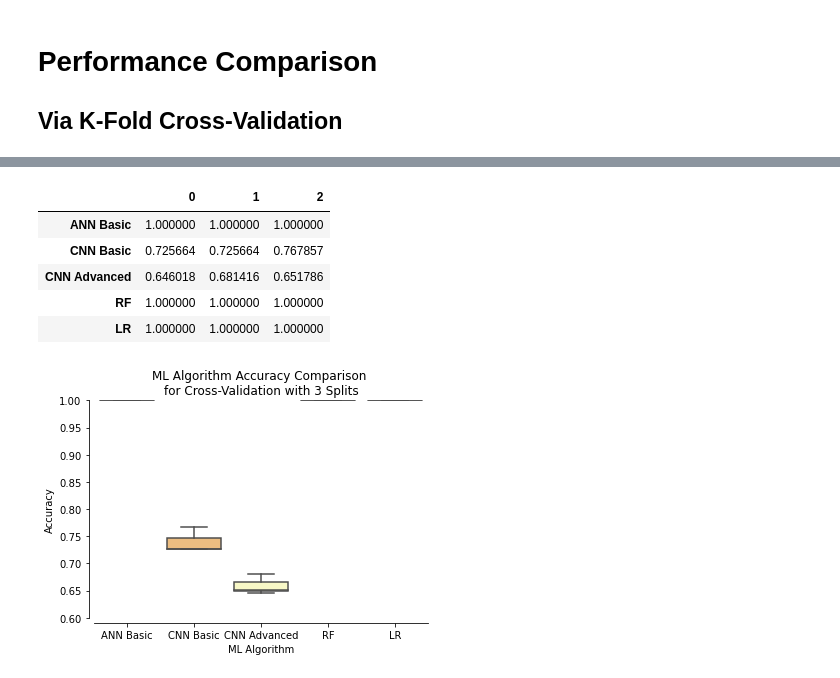
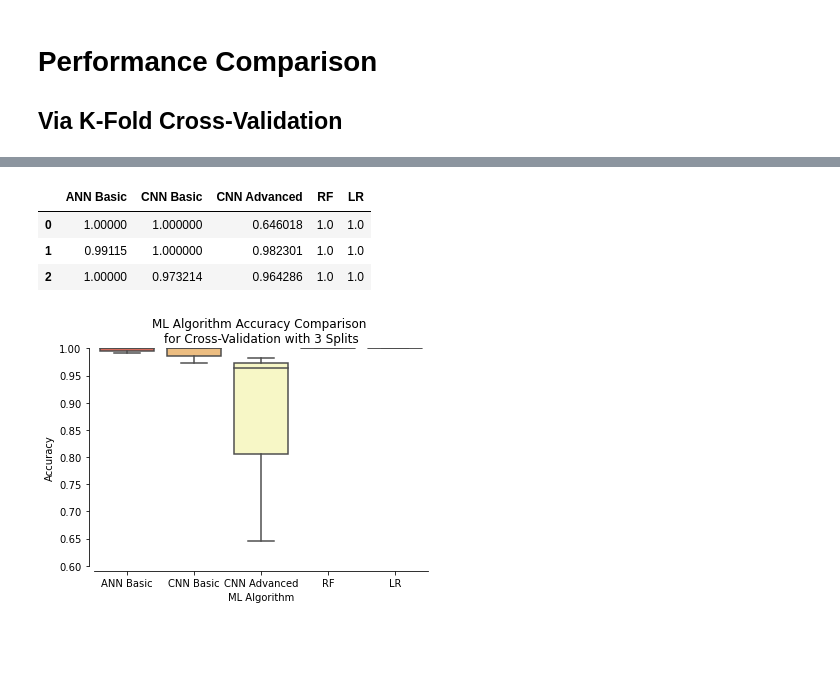
Before and after one commit to musahabib/WorkerFatigue_EEG_ML, a Jupyter notebook: Notebook.ipynb, the cells around one changed output, grey strips where cells are left out. Saved outputs shown, nothing was run; the diff lists cells and outputs as text; code cells hidden in the pictures; blank space fills up the shorter version.

```diff
--- a/Notebook.ipynb
+++ b/Notebook.ipynb
@@ -524,6 +521,8 @@ pd.DataFrame(Z).describe()
 ## Image Creation
 # %%
 ## Scale all the PCA components on 0-256
+# (((I - I.min()) / (I.max() - I.min())) * 255.9).astype(np.uint8)
+
 
 def gen_images(data):
     images=[];
@@ -534,11 +533,14 @@ def gen_images(data):
         m = (maxi-mini)/(256);
 
         for c in range(0,225): #Cycle over cols
-            pixels.append(m * data[r,c] - mini);
+            #pixels.append(m * data[r,c] - mini);
+            I = data[r,c]
+            pixels.append((((I - mini) / (maxi - mini)) * 255.9).astype(np.uint8)) #Fixed Scaling, save as int
 
         #once cols are done running
         img = np.reshape(pixels, (15,15)); #reshape into a square image
         images.append(img)
+
     return images;
 
 all_images      = gen_images(Z)
@@ -828,31 +856,28 @@ run#2 returned [0.6460177  0.68141593 0.65178571]
 run#3 returned [1. 1. 1.]
 run#4 returned [1. 1. 1.]
 # %%
-pd.DataFrame(CV_results).T
+names = [];
+for tp in models:
+    names.append(tp[0]);
+
+CVdf = pd.DataFrame(CV_results);
+CVdf.columns = names;
+CVdf
 # %% [output]
-|  | 0 | 1 | 2 |
-| ANN Basic | 1.000000 | 1.000000 | 1.000000 |
-| CNN Basic | 0.725664 | 0.725664 | 0.767857 |
-| CNN Advanced | 0.646018 | 0.681416 | 0.651786 |
-| RF | 1.000000 | 1.000000 | 1.000000 |
-| LR | 1.000000 | 1.000000 | 1.000000 |
+|  | ANN Basic | CNN Basic | CNN Advanced | RF | LR |
+| 0 | 1.00000 | 1.000000 | 0.646018 | 1.0 | 1.0 |
+| 1 | 0.99115 | 1.000000 | 0.982301 | 1.0 | 1.0 |
+| 2 | 1.00000 | 0.973214 | 0.964286 | 1.0 | 1.0 |
 # %%
-names = [];
-for tp in models:
-    names.append(tp[0]);
-
-CV_results = pd.DataFrame(CV_results).T;
-CV_results.columns = names;
-
-ax2 = sns.boxplot(data=CV_results, palette='Spectral')
+ax2 = sns.boxplot(data=CVdf, palette='Spectral')
 ax2.set(xlabel = "ML Algorithm",
        ylabel = 'Accuracy',
        title = f"ML Algorithm Accuracy Comparison \nfor Cross-Validation with {N} Splits");
 sns.despine(ax=ax2,offset=5, trim=False)
 ax2.plot();
 plt.ylim(0.6,1);
 # %% [output]
-[figure, old version]
+[figure, new version]
 # %%
 #reset data
 #data_T = original_T.copy();
```
Also changed, not shown: parts of 29 cells of this notebook, 2 other files.
